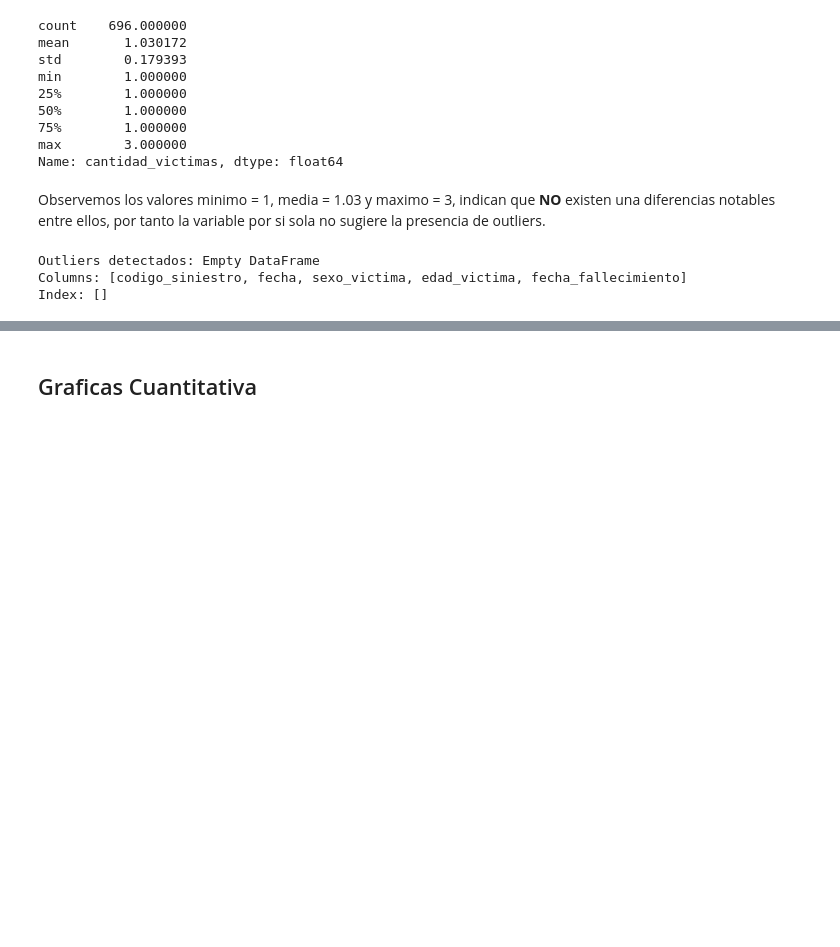
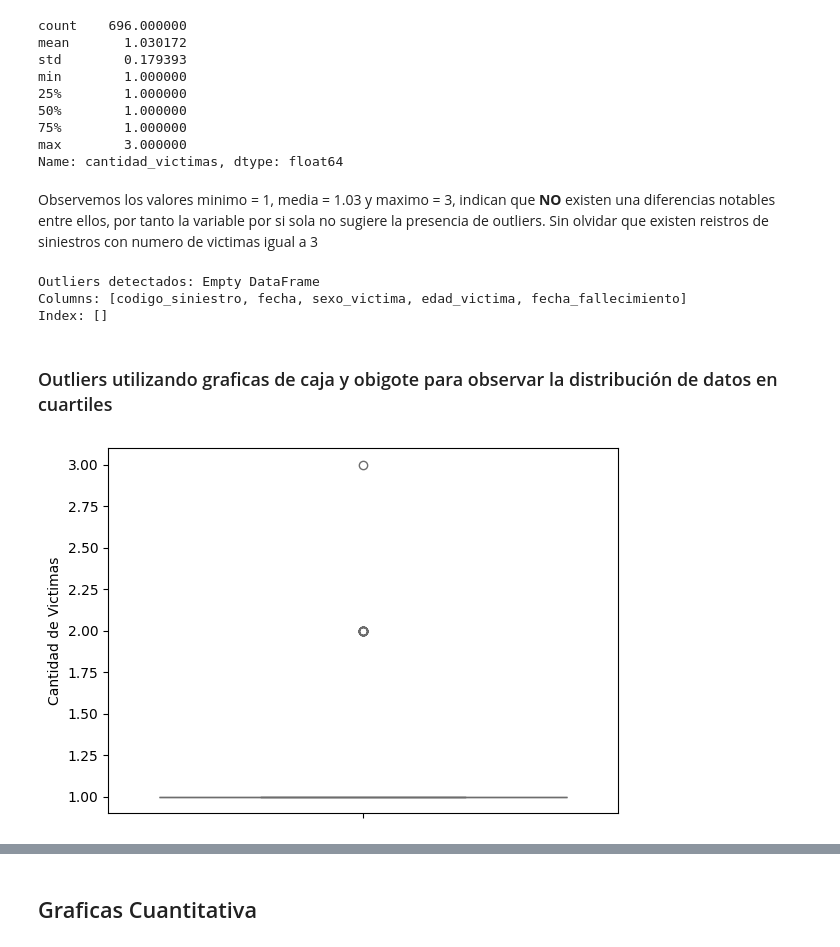
Before and after one commit to ing-jhparra/Proyecto-de-analisis-de-datos-en-Siniestros-Viales, a Jupyter notebook: notebooks/1_eda_siniestros.ipynb, the cells around one changed output, grey strips where cells are left out. Cells and saved outputs as stored; diff of their text form; code cells hidden in the pictures; blank space fills up the shorter version.

```diff
--- a/notebooks/1_eda_siniestros.ipynb
+++ b/notebooks/1_eda_siniestros.ipynb
@@ -244,5 +288,5 @@ min        1.000000
 max        3.000000
 Name: cantidad_victimas, dtype: float64
 # %% [markdown]
-Observemos los valores minimo = 1, media = 1.03 y maximo = 3, indican que **NO** existen una diferencias notables entre ellos, por tanto la variable por si sola no sugiere la presencia de outliers.
+Observemos los valores minimo = 1, media = 1.03 y maximo = 3, indican que **NO** existen una diferencias notables entre ellos, por tanto la variable por si sola no sugiere la presencia de outliers. Sin olvidar que existen reistros de siniestros con numero de victimas igual a 3
 # %%
@@ -262,3 +306,19 @@ print(f"Outliers detectados: {outliers}")
 Outliers detectados: Empty DataFrame
 Columns: [codigo_siniestro, fecha, sexo_victima, edad_victima, fecha_fallecimiento]
 Index: []
+# %% [markdown]
+### Outliers utilizando graficas de caja y  obigote para observar la distribución de datos en cuartiles
+# %%
+# Ajustar el tamaño de la figura
+plt.figure(figsize=(6, 4))
+
+# Crear subplots para los gráficos
+plt.subplot(1, 1, 1)
+sns.boxplot(data=siniestros, y='cantidad_victimas', color = "#FA8072")
+plt.ylabel('Cantidad de Victimas')
+# Ajustar espaciado entre subplots
+plt.tight_layout()
+
+plt.show()
+# %% [output]
+[figure, added]
```
Also changed, not shown: parts of 55 cells of this notebook, 3 other files.
